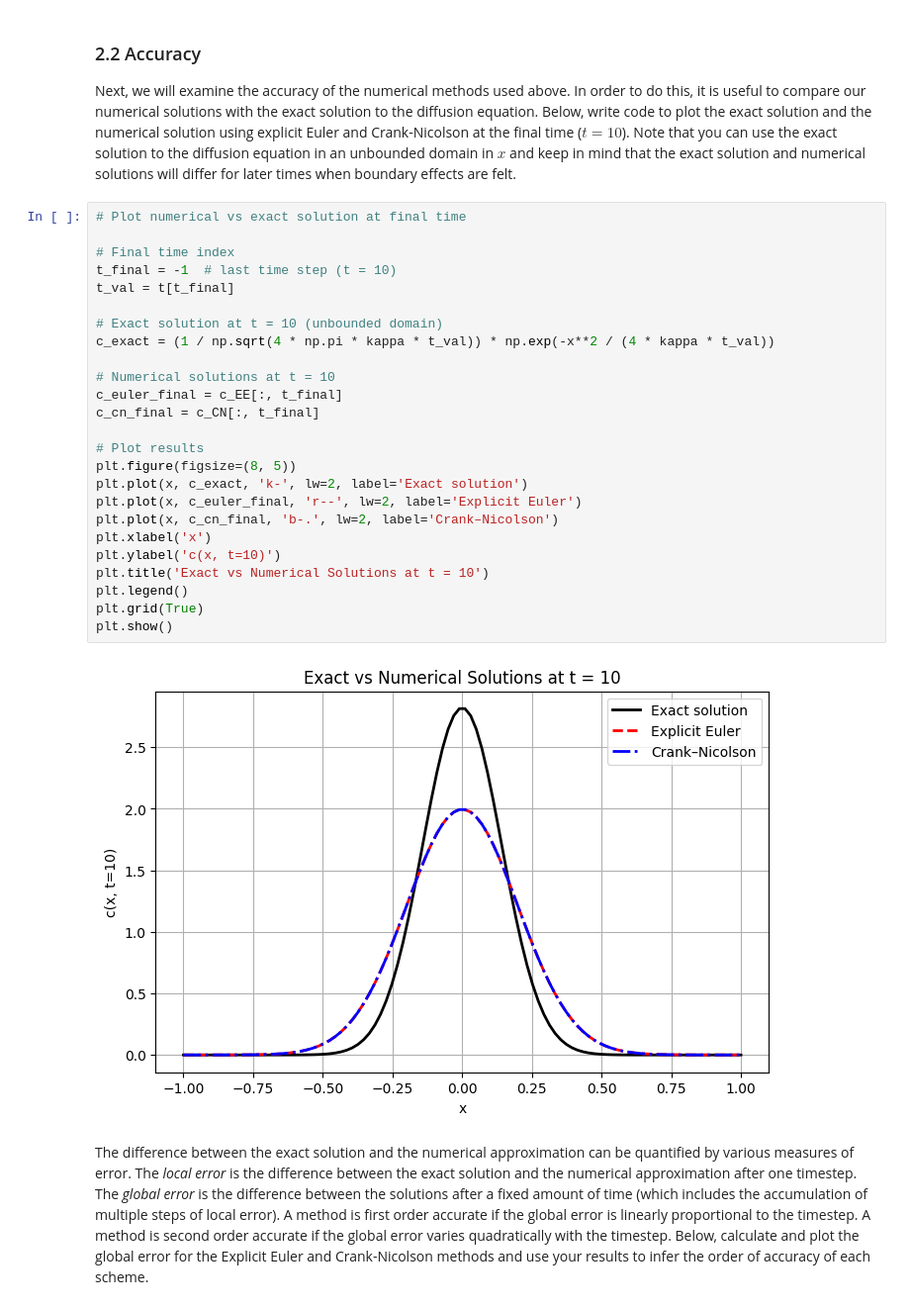
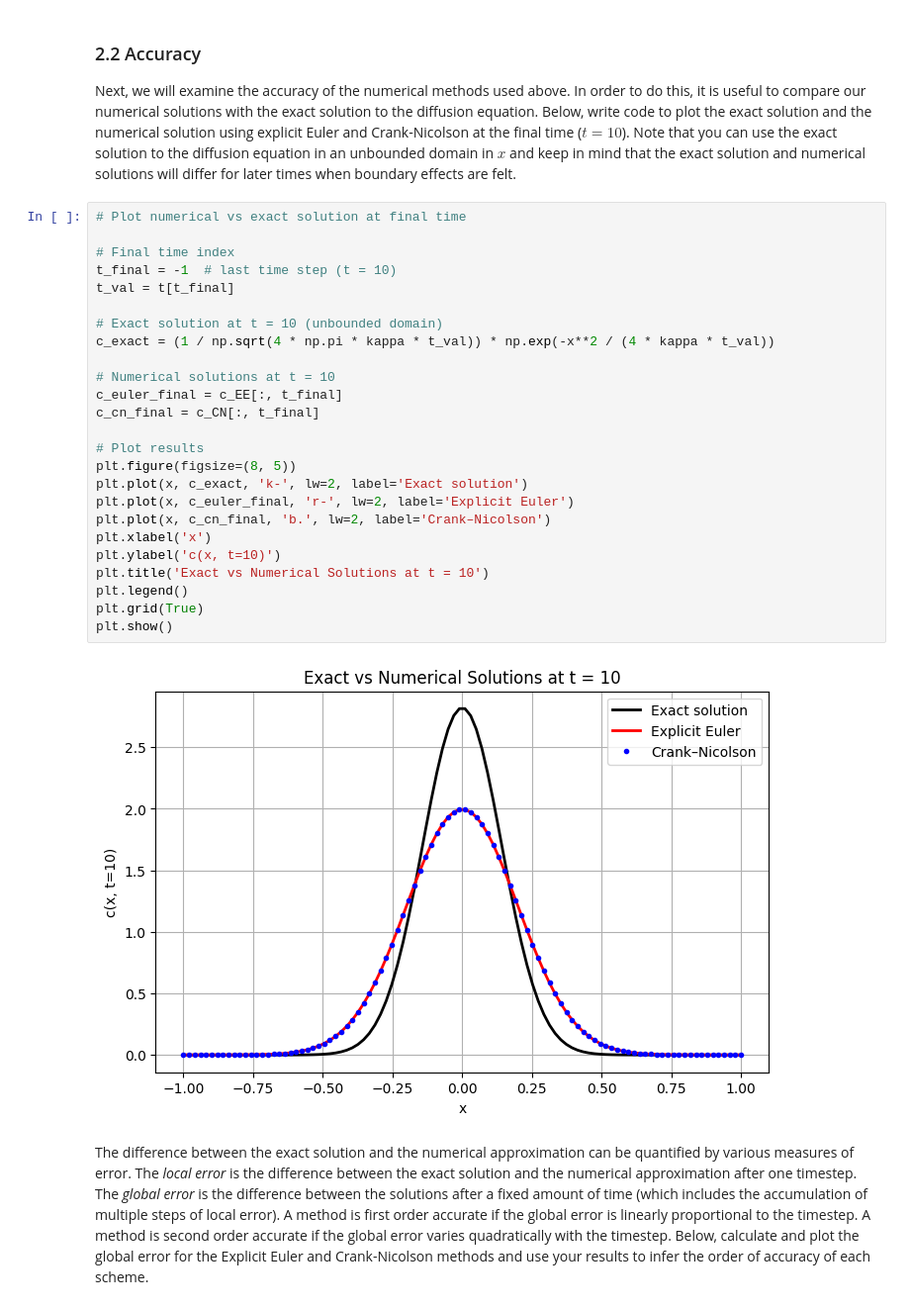
Before and after one commit to josephineshipp/QCES, a Jupyter notebook: Project1_numerical_methods.ipynb, the cells around one changed output. Shown at 99% size. Cells and saved outputs as stored; diff of their text form.

```diff
--- a/Project1_numerical_methods.ipynb
+++ b/Project1_numerical_methods.ipynb
@@ -378,30 +378,30 @@ Next, we will examine the accuracy of the numerical methods used above. In order
 # %%
 # Plot numerical vs exact solution at final time
 
 # Final time index
 t_final = -1  # last time step (t = 10)
 t_val = t[t_final]
 
 # Exact solution at t = 10 (unbounded domain)
 c_exact = (1 / np.sqrt(4 * np.pi * kappa * t_val)) * np.exp(-x**2 / (4 * kappa * t_val))
 
 # Numerical solutions at t = 10
 c_euler_final = c_EE[:, t_final]
 c_cn_final = c_CN[:, t_final]
 
 # Plot results
 plt.figure(figsize=(8, 5))
 plt.plot(x, c_exact, 'k-', lw=2, label='Exact solution')
-plt.plot(x, c_euler_final, 'r--', lw=2, label='Explicit Euler')
-plt.plot(x, c_cn_final, 'b-.', lw=2, label='Crank–Nicolson')
+plt.plot(x, c_euler_final, 'r-', lw=2, label='Explicit Euler')
+plt.plot(x, c_cn_final, 'b.', lw=2, label='Crank–Nicolson')
 plt.xlabel('x')
 plt.ylabel('c(x, t=10)')
 plt.title('Exact vs Numerical Solutions at t = 10')
 plt.legend()
 plt.grid(True)
 plt.show()
 # %% [output]
-[figure, old version]
+[figure, new version]
 # %% [markdown]
 The difference between the exact solution and the numerical approximation can be quantified by various measures of error. The *local error* is the difference between the exact solution and the numerical approximation after one timestep. The *global error* is the difference between the solutions after a fixed amount of time (which includes the accumulation of multiple steps of local error). A method is first order accurate if the global error is linearly proportional to the timestep. A method is second order accurate if the global error varies quadratically with the timestep. Below, calculate and plot the global error for the Explicit Euler and Crank-Nicolson methods and use your results to infer the order of accuracy of each scheme.
 # %% [markdown]
```
Also changed, not shown: parts of 1 cell of this notebook.
